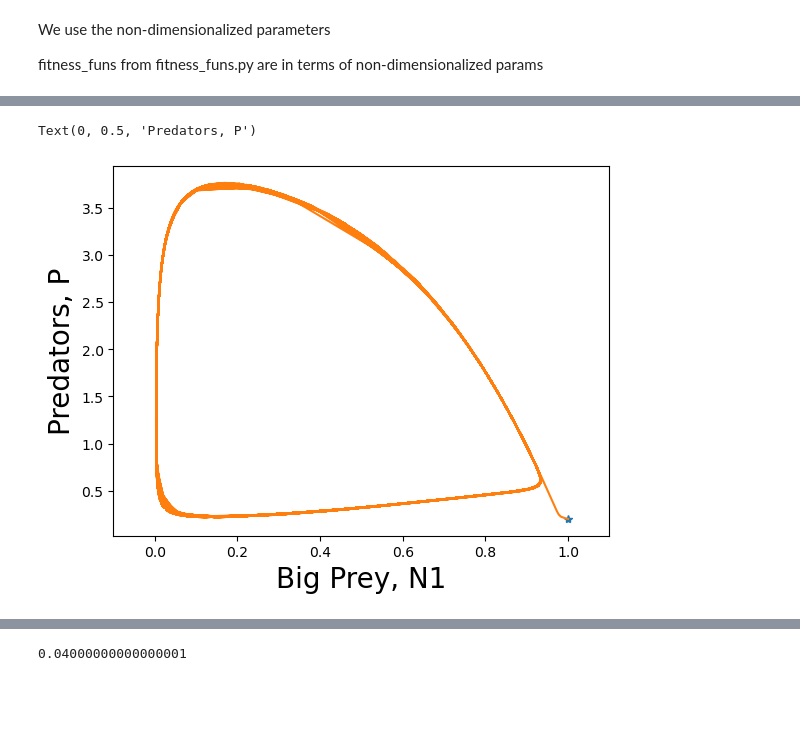
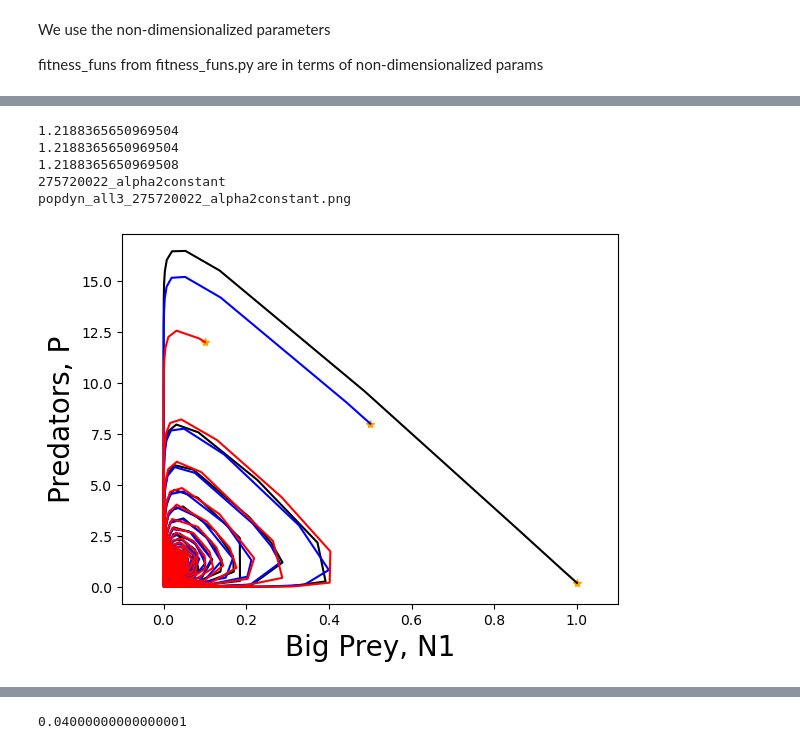
Before and after one commit to taliaborofsky/AdaptiveDynamics_CH_RS, a Jupyter notebook: Functions/write_test_pop_dynamics.ipynb, the cells around one changed output, grey strips where cells are left out. Saved outputs shown, nothing was run; the diff lists cells and outputs as text; code cells hidden in the pictures; blank space fills up the shorter version.

```diff
--- a/Functions/write_test_pop_dynamics.ipynb
+++ b/Functions/write_test_pop_dynamics.ipynb
@@ -120,15 +202,29 @@ Text(0, 0.5, 'Predators, P')
-# %%
-t_f = 1000
-initialstate = [0.2, 1, 1]
-x=2
-out = solve_ivp(pop_model_one_grp_size, [0, t_f], initialstate,
-                args=(x, params_reg.copy()))
-plt.plot(initialstate[1], initialstate[0], marker = '*')
-
-plt.plot(out.y[1,:],out.y[0,:])
-plt.xlim([-0.1,1.1])
-plt.xlabel('Big Prey, N1', fontsize = 20)
-plt.ylabel('Predators, P', fontsize = 20)
-# %% [output]
-Text(0, 0.5, 'Predators, P')
-[figure, removed]
+# %%
+t_f = 10000
+x=3
+for i,initialstate in enumerate(initialstates):
+    out = solve_ivp(pop_model_one_grp_size, [0, t_f], initialstate,
+                args=(x, params_reg.copy()))
+    plt.plot(initialstate[1], initialstate[0], marker = '*', c = 'orange')
+    plt.plot(out.y[1,:],out.y[0,:],colors[i])
+    print(out.y[0,-1])
+
+
+
+plt.xlim([-0.1,1.1])
+plt.xlabel('Big Prey, N1', fontsize = 20)
+plt.ylabel('Predators, P', fontsize = 20)
+params_id = make_id_params(**params_reg.copy())
+print(params_id)
+figname = 'popdyn_all' + str(x) +'_'+params_id + '.png'
+print(figname)
+plt.gcf().savefig(final_fig_path + \
+                figname
+                  , bbox_inches = 'tight')
+# %% [output]
+1.2188365650969504
+1.2188365650969504
+1.2188365650969508
+275720022_alpha2constant
+popdyn_all3_275720022_alpha2constant.png
+[figure, added]
```
Also changed, not shown: parts of 20 cells of this notebook, 4 other files.
